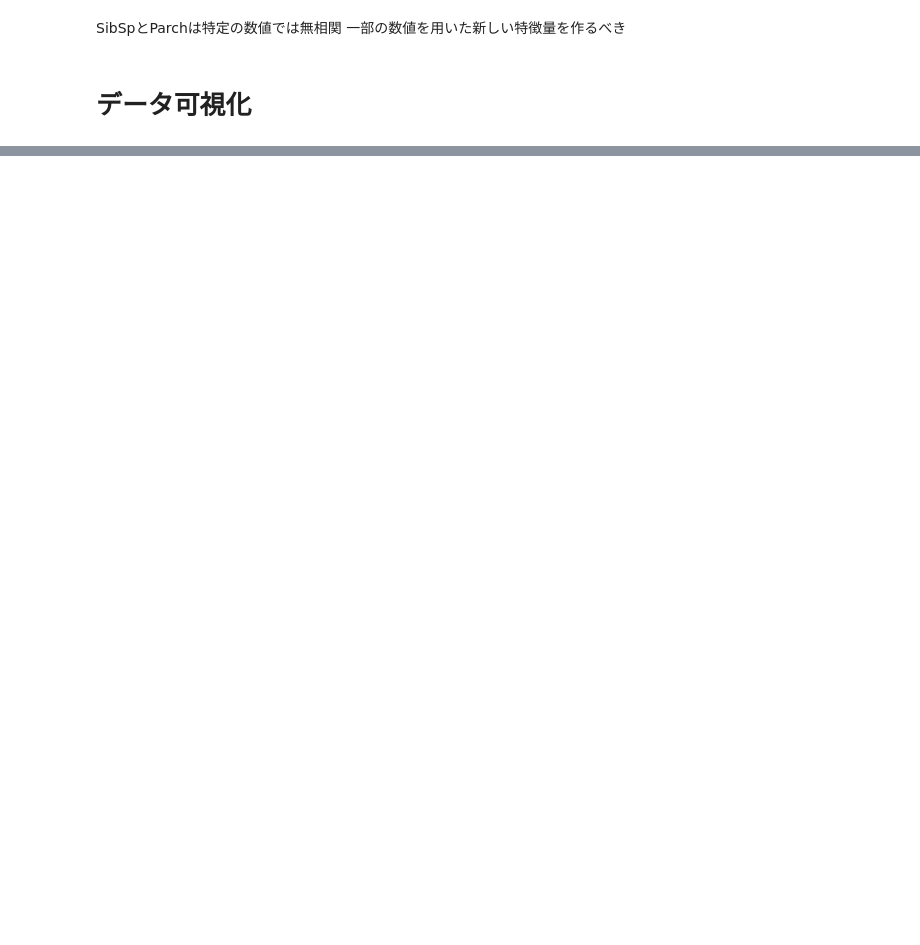
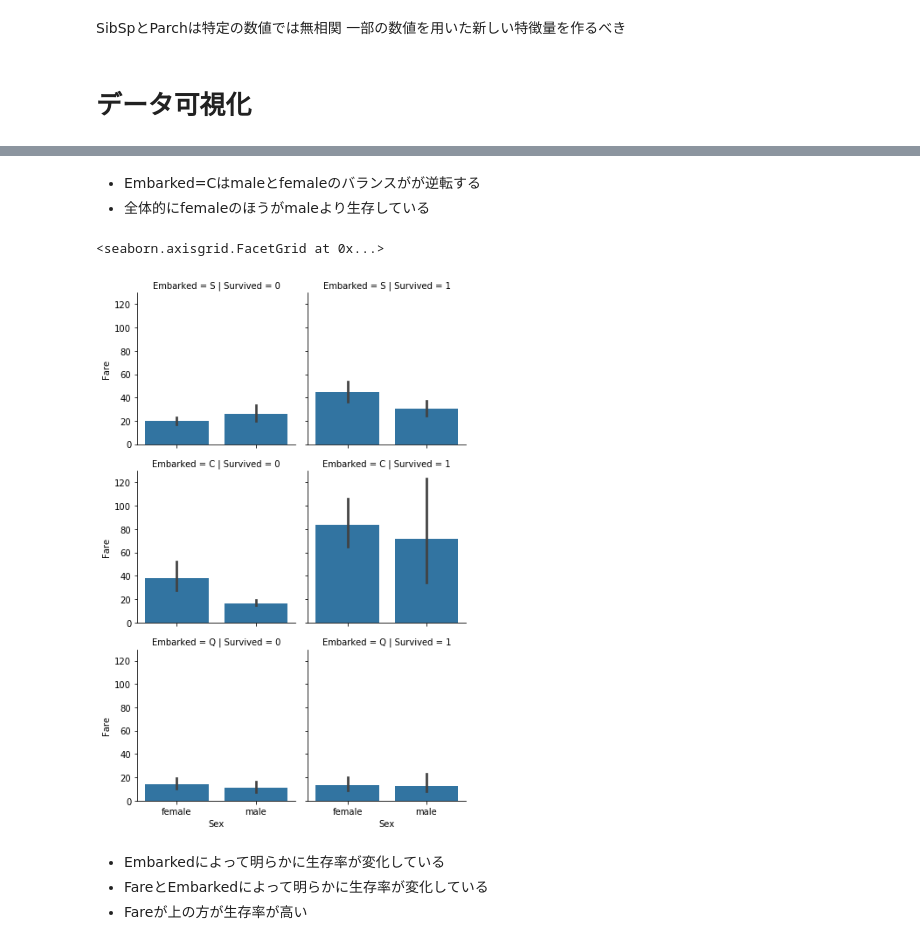
Before and after one commit to sKawashima/myKaggle, a Jupyter notebook: titanic/titanic2.ipynb, the cells around one changed output, grey strips where cells are left out. Saved outputs shown, nothing was run; the diff lists cells and outputs as text; code cells hidden in the pictures; blank space fills up the shorter version.

```diff
--- a/titanic/titanic2.ipynb
+++ b/titanic/titanic2.ipynb
@@ -104,0 +224,14 @@ SibSpとParchは特定の数値では無相関
+# %% [markdown]
+- Embarked=Cはmaleとfemaleのバランスがが逆転する
+- 全体的にfemaleのほうがmaleより生存している
+# %%
+g = sns.FacetGrid(train_df, row='Embarked', col='Survived')
+g.map(sns.barplot, 'Sex', 'Fare')
+g.add_legend()
+# %% [output]
+<seaborn.axisgrid.FacetGrid at 0x...>
+[figure, added]
+# %% [markdown]
+- Embarkedによって明らかに生存率が変化している
+- FareとEmbarkedによって明らかに生存率が変化している
+- Fareが上の方が生存率が高い
```
Also changed, not shown: parts of 16 cells of this notebook.
